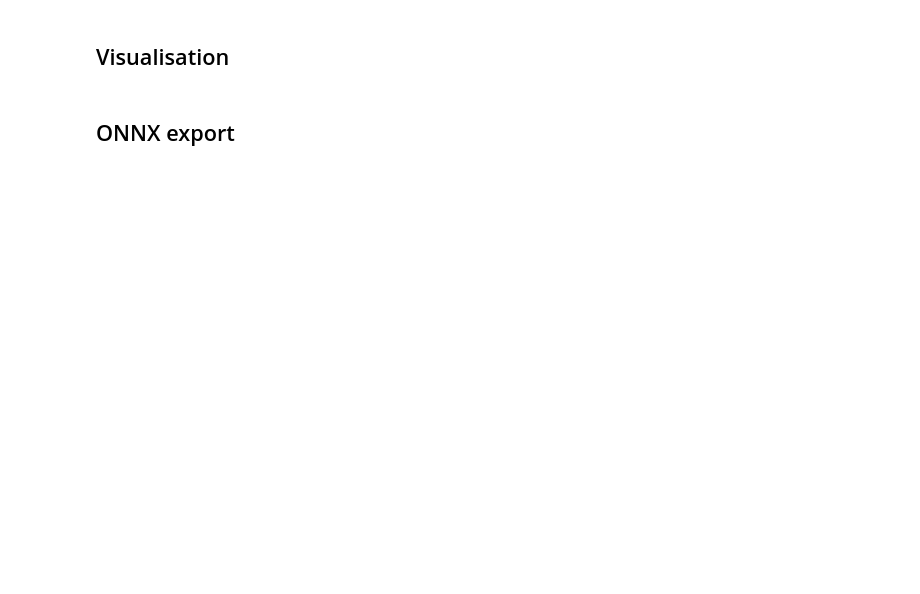
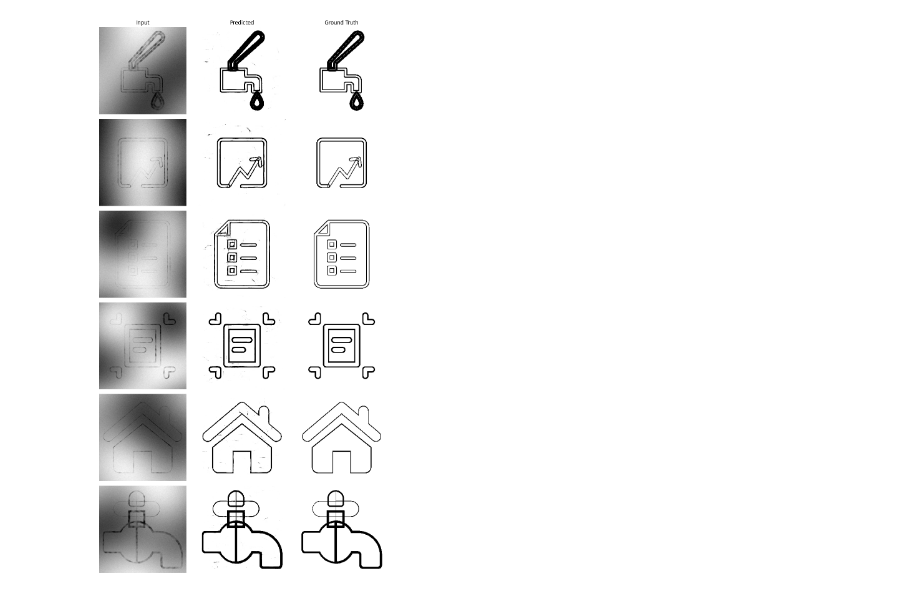
Before and after one commit to rambip/sketch-vectorization, a Jupyter notebook: notebooks/__marimo__/cnn.ipynb, the cells around one changed output. Drawn from its saved outputs; the diff is of its cells as text; code cells hidden in the pictures; blank space fills up the shorter version.

```diff
--- a/notebooks/__marimo__/cnn.ipynb
+++ b/notebooks/__marimo__/cnn.ipynb
@@ -142,3 +149 @@ ancestor-stopped: This cell wasn't run because an ancestor was stopped with `mo.
-# %% [markdown]
-## Visualisation
 # %%
@@ -174,26 +179,48 @@ def table(data):
         parts.append("</tr>")
     parts.append("</tbody></table>")
     return mo.Html("".join(parts))
-# %%
-_model_viz = SketchDenoiser(32)
-_model_viz.load_state_dict({k: v.cpu() for k, v in state_dict.items()})
-_model_viz.eval()
-
-_dataset_viz = SVGDataset.from_csv(csv_bytes, n=10, d=D_IMAGE)
-_samples = [_dataset_viz[i] for i in range(6)]
-_xs = torch.stack([s[0] for s in _samples])
-_ys = torch.stack([s[1] for s in _samples])
-
-with torch.no_grad():
-    _preds = _model_viz(_xs)
-
-table(
-    {
-        "Input": [figure(x).text for x in _xs],
-        "Predicted": [figure(p).text for p in _preds],
-        "Ground truth": [figure(y).text for y in _ys],
-    }
-)
-# %% [markdown]
-## ONNX export
+# %%
+import matplotlib.pyplot as plt
+import numpy as np # Import numpy for .numpy() conversion
+
+model_viz = SketchDenoiser(D_MODEL) # Use D_MODEL from global scope
+# Load the last model checkpoint (assuming 'losses' in kernel state holds checkpoints)
+model_viz.load_state_dict({k: v.cpu() for k, v in state_dict[-1].items()})
+model_viz.eval().cpu()
+
+_samples = [demo_dataset[i] for i in range(6)]
+_xs = torch.stack([s[0] for s in _samples])
+_ys = torch.stack([s[1] for s in _samples])
+
+with torch.no_grad():
+    _preds = model_viz.forward(_xs) # Ensure predictions are on CPU for plotting
+
+num_samples = len(_samples)
+fig, axes = plt.subplots(num_samples, 3, figsize=(10, num_samples * 3))
+
+titles = ["Input", "Predicted", "Ground Truth"]
+
+for i in range(num_samples):
+    # Input
+    axes[i, 0].imshow(_xs[i].squeeze().cpu().numpy(), cmap="binary")
+    axes[i, 0].axis('off')
+    if i == 0:
+        axes[i, 0].set_title(titles[0])
+
+    # Predicted
+    axes[i, 1].imshow(_preds[i].squeeze().cpu().numpy(), cmap="binary")
+    axes[i, 1].axis('off')
+    if i == 0:
+        axes[i, 1].set_title(titles[1])
+
+    # Ground truth
+    axes[i, 2].imshow(_ys[i].squeeze().cpu().numpy(), cmap="binary")
+    axes[i, 2].axis('off')
+    if i == 0:
+        axes[i, 2].set_title(titles[2])
+
+plt.tight_layout()
+plt.show()
+# %% [output]
+[figure, added]
 # %%
```
Also changed, not shown: parts of 27 cells of this notebook, 7 other files.
